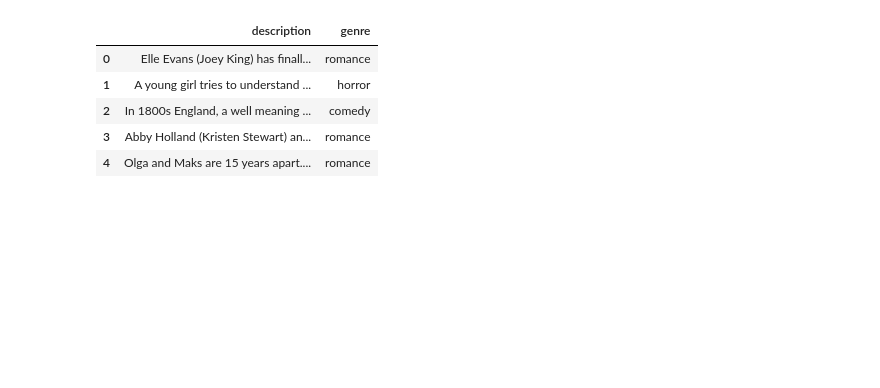
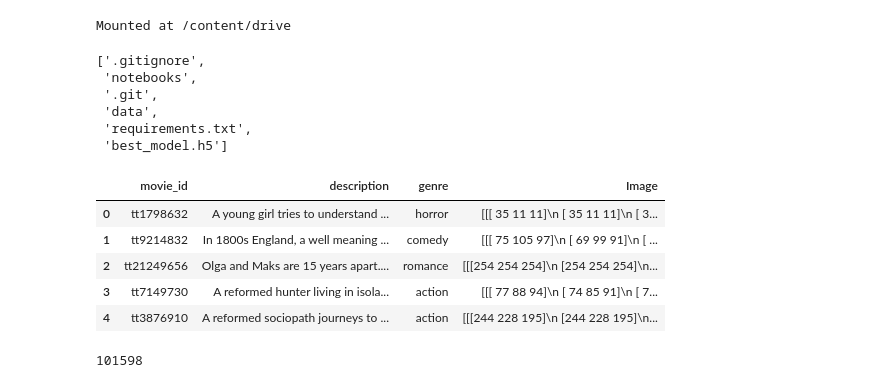
Before and after one commit to Abdul-Moiz-Shehzad/MultiModal-Movie-Genre-Classifier, a Jupyter notebook: notebooks/research.ipynb, the cells around one changed output. Saved outputs shown, nothing was run; the diff lists cells and outputs as text; code cells hidden in the pictures; blank space fills up the shorter version.

```diff
--- a/notebooks/research.ipynb
+++ b/notebooks/research.ipynb
@@ -1,12 +4,33 @@
+# %%
+from google.colab import drive
+drive.mount('/content/drive')
+# %% [output]
+Mounted at /content/drive
+# %%
+os.listdir()
+# %% [output]
+['.gitignore',
+ 'notebooks',
+ '.git',
+ 'data',
+ 'requirements.txt',
+ 'best_model.h5']
 # %%
 import pandas as pd
-df=pd.read_csv('../data/raw/IMDB_four_genre_larger_plot_description.csv')
-df.drop('movie_id',axis=1,inplace=True)
+df=pd.read_csv('./data/Combined.csv')
+df.drop('Unnamed: 0',axis=1,inplace=True)
 df.head()
 # %% [output]
-|  | description | genre |
-| 0 | Elle Evans (Joey King) has finall... | romance |
-| 1 | A young girl tries to understand ... | horror |
-| 2 | In 1800s England, a well meaning ... | comedy |
-| 3 | Abby Holland (Kristen Stewart) an... | romance |
-| 4 | Olga and Maks are 15 years apart.... | romance |
+|  | movie_id | description | genre | Image |
+| 0 | tt1798632 | A young girl tries to understand ... | horror | [[[ 35 11 11]\n [ 35 11 11]\n [ 3... |
+| 1 | tt9214832 | In 1800s England, a well meaning ... | comedy | [[[ 75 105 97]\n [ 69 99 91]\n [ ... |
+| 2 | tt21249656 | Olga and Maks are 15 years apart.... | romance | [[[254 254 254]\n [254 254 254]\n... |
+| 3 | tt7149730 | A reformed hunter living in isola... | action | [[[ 77 88 94]\n [ 74 85 91]\n [ 7... |
+| 4 | tt3876910 | A reformed sociopath journeys to ... | action | [[[244 228 195]\n [244 228 195]\n... |
+# %%
+import pandas as pd
+df=pd.read_csv('./data/Description.csv')
+df.drop('Unnamed: 0',axis=1,inplace=True)
+len(df)
+# %% [output]
+101598
```
Also changed, not shown: parts of 43 cells of this notebook, 1 other file.
